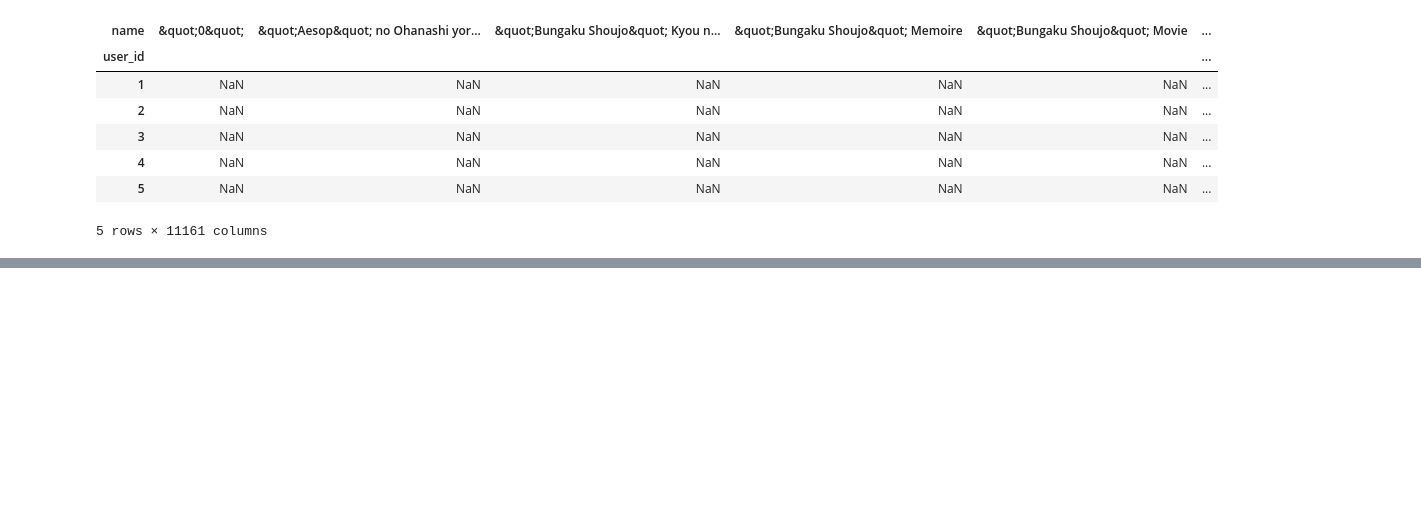
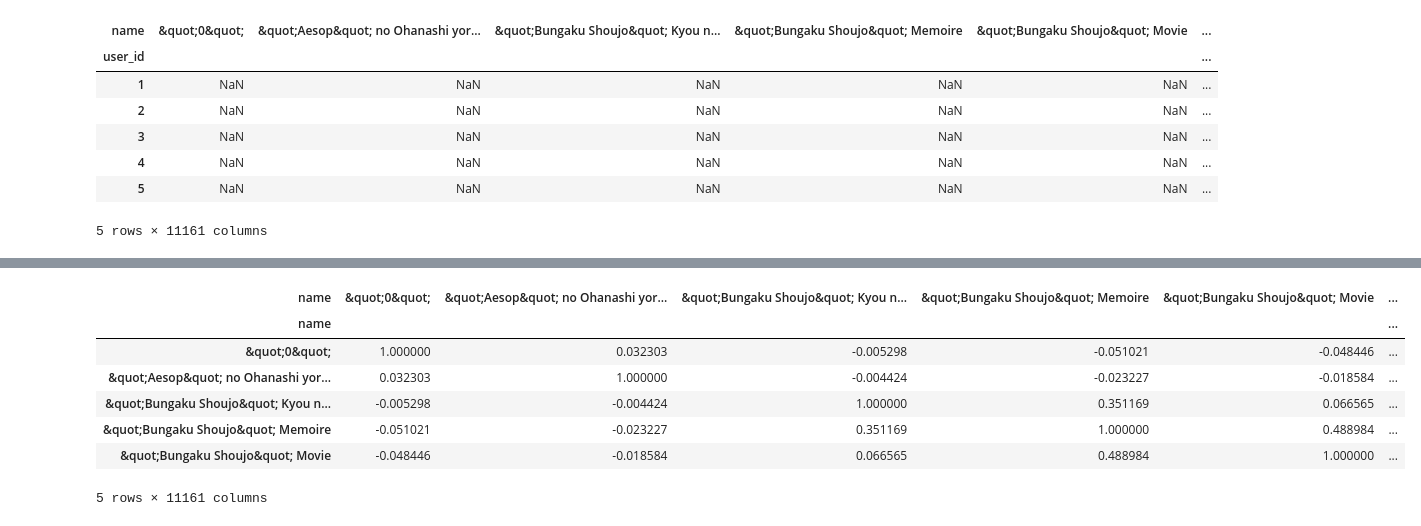
Before and after one commit to zachtheyek/Anime-Rec-Bot, a Jupyter notebook: anime_rec.ipynb, the cells around one changed output, grey strips where cells are left out. Saved outputs shown, nothing was run; the diff lists cells and outputs as text; code cells hidden in the pictures; blank space fills up the shorter version.

```diff
--- a/anime_rec.ipynb
+++ b/anime_rec.ipynb
@@ -231,0 +256,6 @@ Notice that there are new missing values introduced into our pivot table, arisin
+# %%
+# Convert pivot_norm to a csr_matrix
+pivot_sparse = csr_matrix(pivot_norm.values)
+
+# Check the shape of the csr_matrix
+pivot_sparse.shape
@@ -231,0 +274,18 @@ Notice that there are new missing values introduced into our pivot table, arisin
+# %%
+# Fit a cosine similarity model to our data
+model = cosine_similarity(pivot_sparse)
+
+# Convert the results into a dataframe
+results = pd.DataFrame(model, index=pivot_norm.index, columns=pivot_norm.index)
+
+# Display the first five rows of the dataframe
+results.head()
+# %% [output]
+| name | &quot;0&quot; | &quot;Aesop&quot; no Ohanashi yor... | &quot;Bungaku Shoujo&quot; Kyou n... | &quot;Bungaku Shoujo&quot; Memoire | &quot;Bungaku Shoujo&quot; Movie | ... |
+| name |  |  |  |  |  | ... |
+| &quot;0&quot; | 1.000000 | 0.032303 | -0.005298 | -0.051021 | -0.048446 | ... |
+| &quot;Aesop&quot; no Ohanashi yor... | 0.032303 | 1.000000 | -0.004424 | -0.023227 | -0.018584 | ... |
+| &quot;Bungaku Shoujo&quot; Kyou n... | -0.005298 | -0.004424 | 1.000000 | 0.351169 | 0.066565 | ... |
+| &quot;Bungaku Shoujo&quot; Memoire | -0.051021 | -0.023227 | 0.351169 | 1.000000 | 0.488984 | ... |
+| &quot;Bungaku Shoujo&quot; Movie | -0.048446 | -0.018584 | 0.066565 | 0.488984 | 1.000000 | ... |
+5 rows × 11161 columns
```
Also changed, not shown: parts of 20 cells of this notebook.
